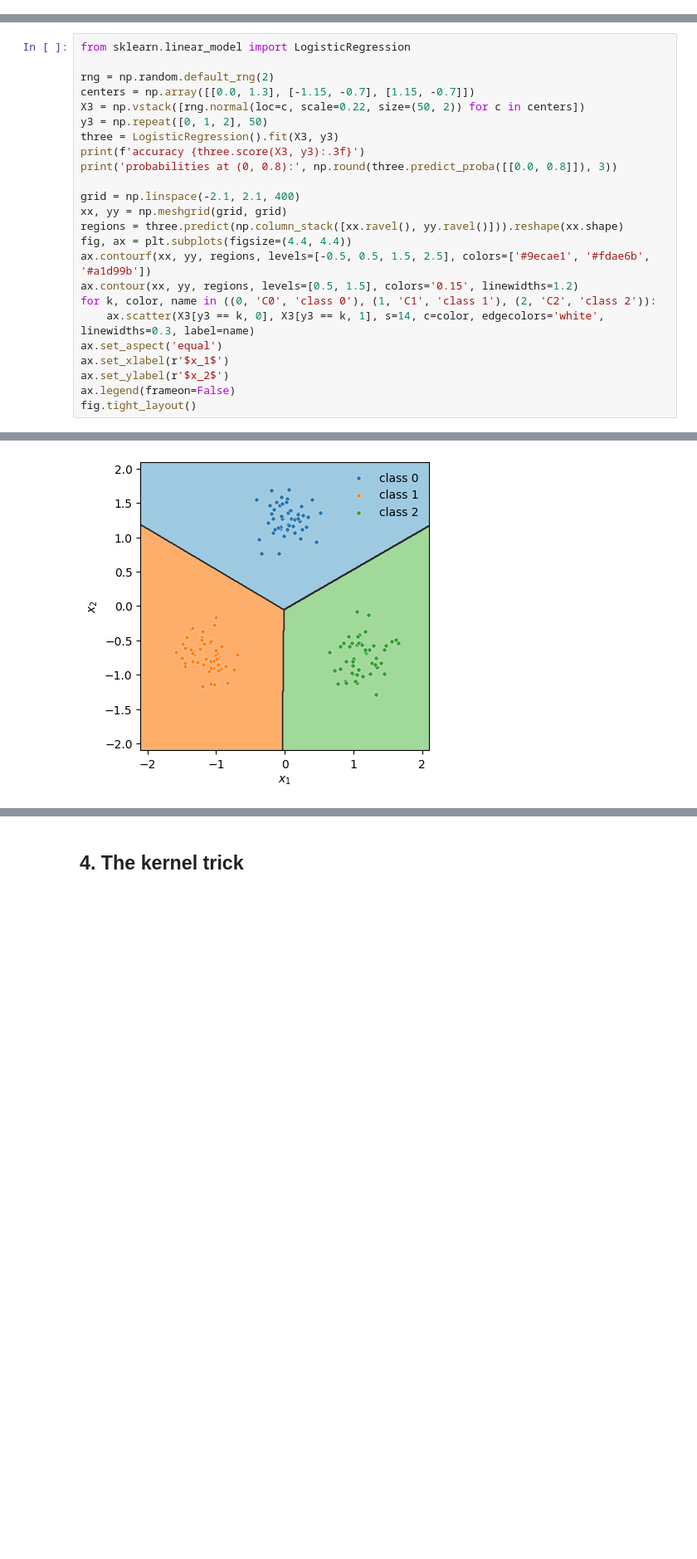
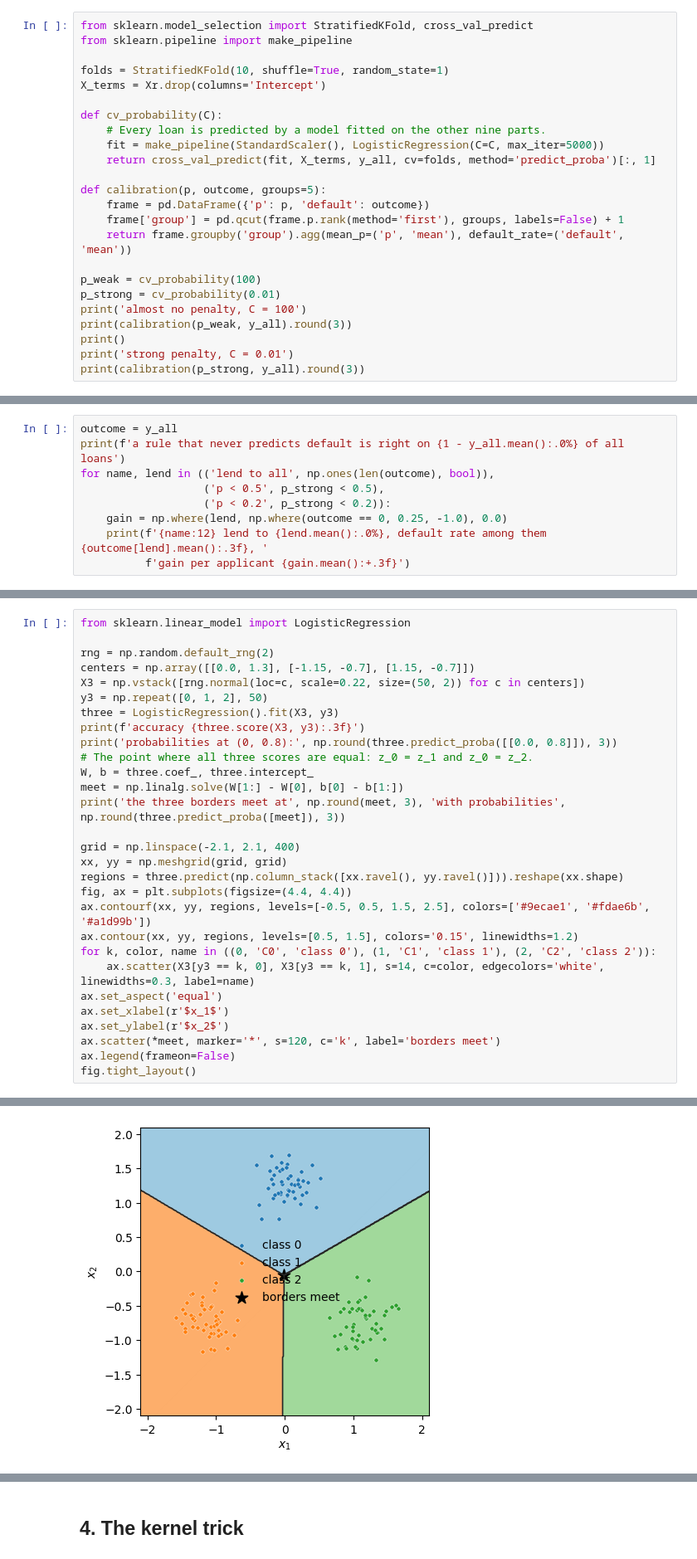
Before and after one commit to VadimSokolov/vadimsokolov.github.io, a Jupyter notebook: courses/files/600/oct21.ipynb, the cells around one changed output, grey strips where cells are left out. Shown at 83% size. Cells and saved outputs as stored; diff of their text form; blank space fills up the shorter version.

```diff
--- a/courses/files/600/oct21.ipynb
+++ b/courses/files/600/oct21.ipynb
@@ -373,0 +558,24 @@ $$
+# %%
+from sklearn.model_selection import StratifiedKFold, cross_val_predict
+from sklearn.pipeline import make_pipeline
+
+folds = StratifiedKFold(10, shuffle=True, random_state=1)
+X_terms = Xr.drop(columns='Intercept')
+
+def cv_probability(C):
+    # Every loan is predicted by a model fitted on the other nine parts.
+    fit = make_pipeline(StandardScaler(), LogisticRegression(C=C, max_iter=5000))
+    return cross_val_predict(fit, X_terms, y_all, cv=folds, method='predict_proba')[:, 1]
+
+def calibration(p, outcome, groups=5):
+    frame = pd.DataFrame({'p': p, 'default': outcome})
+    frame['group'] = pd.qcut(frame.p.rank(method='first'), groups, labels=False) + 1
+    return frame.groupby('group').agg(mean_p=('p', 'mean'), default_rate=('default', 'mean'))
+
+p_weak = cv_probability(100)
+p_strong = cv_probability(0.01)
+print('almost no penalty, C = 100')
+print(calibration(p_weak, y_all).round(3))
+print()
+print('strong penalty, C = 0.01')
+print(calibration(p_strong, y_all).round(3))
@@ -373,0 +614,9 @@ $$
+# %%
+outcome = y_all
+print(f'a rule that never predicts default is right on {1 - y_all.mean():.0%} of all loans')
+for name, lend in (('lend to all', np.ones(len(outcome), bool)),
+                   ('p < 0.5', p_strong < 0.5),
+                   ('p < 0.2', p_strong < 0.2)):
+    gain = np.where(lend, np.where(outcome == 0, 0.25, -1.0), 0.0)
+    print(f'{name:12} lend to {lend.mean():.0%}, default rate among them {outcome[lend].mean():.3f}, '
+          f'gain per applicant {gain.mean():+.3f}')
@@ -381,6 +659,10 @@ y3 = np.repeat([0, 1, 2], 50)
 three = LogisticRegression().fit(X3, y3)
 print(f'accuracy {three.score(X3, y3):.3f}')
 print('probabilities at (0, 0.8):', np.round(three.predict_proba([[0.0, 0.8]]), 3))
+# The point where all three scores are equal: z_0 = z_1 and z_0 = z_2.
+W, b = three.coef_, three.intercept_
+meet = np.linalg.solve(W[1:] - W[0], b[0] - b[1:])
+print('the three borders meet at', np.round(meet, 3), 'with probabilities', np.round(three.predict_proba([meet]), 3))
 
 grid = np.linspace(-2.1, 2.1, 400)
 xx, yy = np.meshgrid(grid, grid)
@@ -393,6 +675,7 @@ for k, color, name in ((0, 'C0', 'class 0'), (1, 'C1', 'class 1'), (2, 'C2', 'cl
 ax.set_aspect('equal')
 ax.set_xlabel(r'$x_1$')
 ax.set_ylabel(r'$x_2$')
+ax.scatter(*meet, marker='*', s=120, c='k', label='borders meet')
 ax.legend(frameon=False)
 fig.tight_layout()
 # %% [output]
@@ -401 +685 @@ probabilities at (0, 0.8): [[0.905 0.047 0.047]]
-[figure, old version]
+[figure, new version]
```
Also changed, not shown: parts of 126 cells of this notebook.
